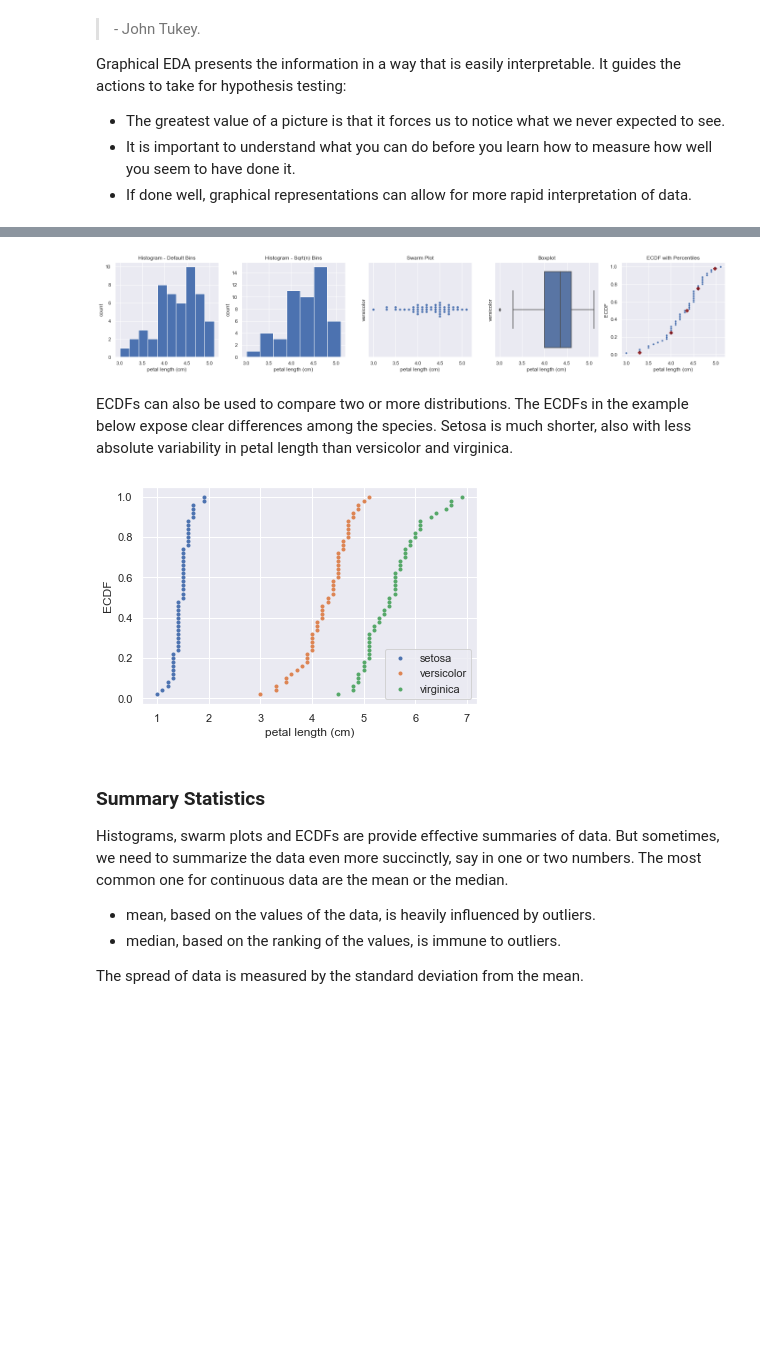
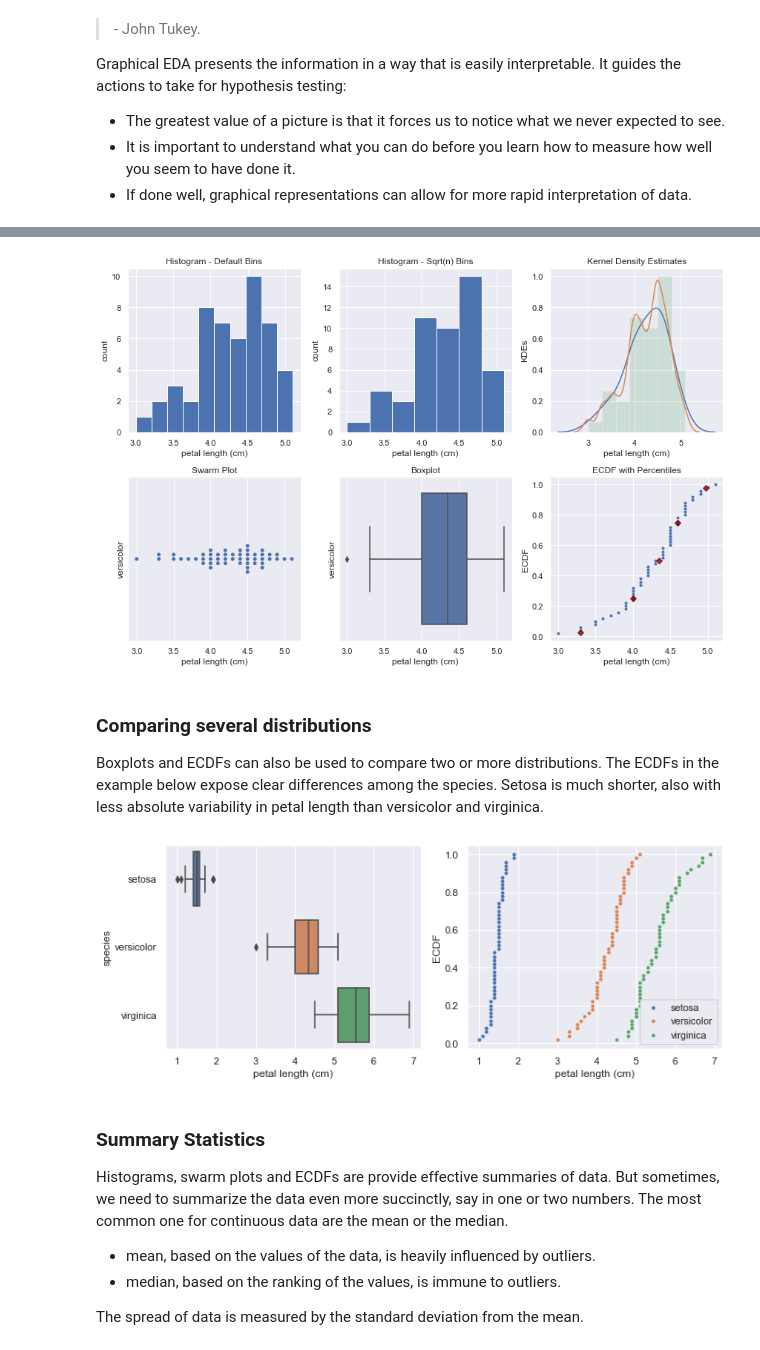
Before and after one commit to sebastienplat/sebastienplat.github.io, a Jupyter notebook: _posts_notebooks/data_science_101/HypTesting2.ipynb, the cells around one changed output, grey strips where cells are left out. Cells and saved outputs as stored; diff of their text form; code cells hidden in the pictures; blank space fills up the shorter version.

```diff
--- a/_posts_notebooks/data_science_101/HypTesting2.ipynb
+++ b/_posts_notebooks/data_science_101/HypTesting2.ipynb
@@ -64,57 +76,74 @@ versicolor_petal_length = iris_df.loc[iris_df['species'] == 'versicolor', 'petal
 virginica_petal_length = iris_df.loc[iris_df['species'] == 'virginica', 'petal length (cm)'].to_numpy()
 # %%
 # fig
-fig, (ax1, ax2, ax3, ax4, ax5) = plt.subplots(nrows=1, ncols=5, figsize = (20, 4))
+fig, [[ax00, ax01, ax02], [ax10, ax11, ax12]] = plt.subplots(nrows=2, ncols=3, figsize = (3 * 4, 2 * 4))
 
-# Plot histogram of versicolor petal lengths
-_ = ax1.hist(versicolor_petal_length)
-_ = ax2.hist(versicolor_petal_length, bins=int(np.sqrt(n_data)))
-_ = sns.swarmplot(y='species', x='petal length (cm)', data=iris_df.loc[iris_df['species'] == 'versicolor'], ax=ax3)
-_ = sns.boxplot(y='species', x='petal length (cm)', data=iris_df.loc[iris_df['species'] == 'versicolor'], ax=ax4)
+# Plot histograms, swarmplot & boxplot
+_ = ax00.hist(versicolor_petal_length)
+_ = ax01.hist(versicolor_petal_length, bins=int(np.sqrt(n_data)))
+_ = sns.swarmplot(y='species', x='petal length (cm)', data=iris_df.loc[iris_df['species'] == 'versicolor'], ax=ax10)
+_ = sns.boxplot(y='species', x='petal length (cm)', data=iris_df.loc[iris_df['species'] == 'versicolor'], ax=ax11)
+
+# kde with several smoothing bandwidths
+_ = sns.kdeplot(versicolor_petal_length, ax=ax02)
+_ = sns.kdeplot(versicolor_petal_length, bw=.1, ax=ax02)
+_ = ax02.hist(versicolor_petal_length, bins=int(np.sqrt(n_data)), alpha=0.2, normed=True)
 
 # ecdf with percentiles
 x_vers, y_vers = ecdf(versicolor_petal_length)
 percentiles = np.array([2.5, 25, 50, 75, 97.5])
 ptiles_vers = np.percentile(versicolor_petal_length, percentiles)
-_ = ax5.plot(x_vers, y_vers, marker = '.', linestyle = 'none')
-_ = ax5.plot(ptiles_vers, percentiles/100, marker='D', color='maroon', linestyle='none', alpha=0.8)
+_ = ax12.plot(x_vers, y_vers, marker = '.', linestyle = 'none')
+_ = ax12.plot(ptiles_vers, percentiles/100, marker='D', color='maroon', linestyle='none', alpha=0.8)
 
 # Label axes
-for ax in (ax1, ax2, ax5):
+for ax in (ax00, ax01, ax02, ax12):
     _ = ax.set_xlabel("petal length (cm)")
     _ = ax.set_ylabel('count')
 
-for ax in (ax3, ax4):
+for ax in (ax10, ax11):
     _ = ax.set_yticks([])
     _ = ax.set_ylabel('versicolor', rotation=90)
 
-_ = ax5.set_ylabel('ECDF')
+_ = ax02.set_ylabel('KDEs')
+_ = ax12.set_ylabel('ECDF')
 
 # titles
-_ = ax1.set_title('Histogram - Default Bins')
-_ = ax2.set_title('Histogram - Sqrt(n) Bins')
-_ = ax3.set_title('Swarm Plot')
-_ = ax4.set_title('Boxplot')
-_ = ax5.set_title('ECDF with Percentiles')
+_ = ax00.set_title('Histogram - Default Bins')
+_ = ax01.set_title('Histogram - Sqrt(n) Bins')
+_ = ax02.set_title('Kernel Density Estimates')
+_ = ax10.set_title('Swarm Plot')
+_ = ax11.set_title('Boxplot')
+_ = ax12.set_title('ECDF with Percentiles')
 
 plt.tight_layout()
 # %% [output]
-[figure, old version]
+[figure, new version]
 # %% [markdown]
-ECDFs can also be used to compare two or more distributions. The ECDFs in the example below expose clear differences among the species. Setosa is much shorter, also with less absolute variability in petal length than versicolor and virginica.
+### Comparing several distributions
+
+Boxplots and ECDFs can also be used to compare two or more distributions. The ECDFs in the example below expose clear differences among the species. Setosa is much shorter, also with less absolute variability in petal length than versicolor and virginica.
 # %%
+# fig
+fig, (ax1, ax2) = plt.subplots(nrows=1, ncols=2, figsize = (2 *5, 1 * 4))
+
+# boxplots
+_ = sns.boxplot(y='species', x='petal length (cm)', data=iris_df, ax=ax1)
+
 # compared ecdfs
 x_seto, y_seto = ecdf(setosa_petal_length)
 x_virg, y_virg = ecdf(virginica_petal_length)
-_ = plt.plot(x_seto, y_seto, marker = '.', linestyle = 'none')
-_ = plt.plot(x_vers, y_vers, marker = '.', linestyle = 'none')
-_ = plt.plot(x_virg, y_virg, marker = '.', linestyle = 'none')
+_ = ax2.plot(x_seto, y_seto, marker = '.', linestyle = 'none')
+_ = ax2.plot(x_vers, y_vers, marker = '.', linestyle = 'none')
+_ = ax2.plot(x_virg, y_virg, marker = '.', linestyle = 'none')
 
-plt.legend(('setosa', 'versicolor', 'virginica'), loc='lower right')
-_ = plt.xlabel('petal length (cm)')
-_ = plt.ylabel('ECDF')
+ax2.legend(('setosa', 'versicolor', 'virginica'), loc='lower right')
+_ = ax2.set_xlabel('petal length (cm)')
+_ = ax2.set_ylabel('ECDF')
+
+plt.tight_layout()
 # %% [output]
-[figure, old version]
+[figure, new version]
 # %% [markdown]
 ### Summary Statistics
 
```
Also changed, not shown: parts of 4 cells of this notebook.
